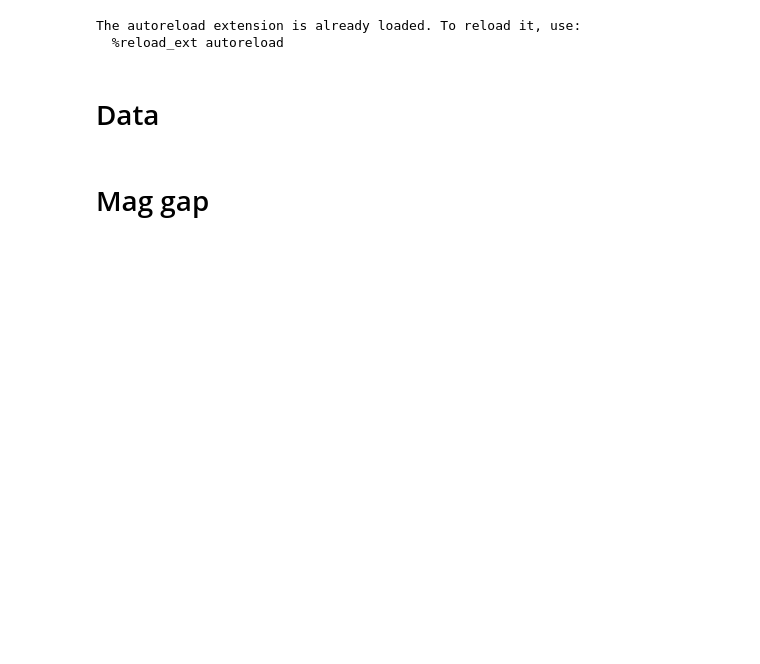
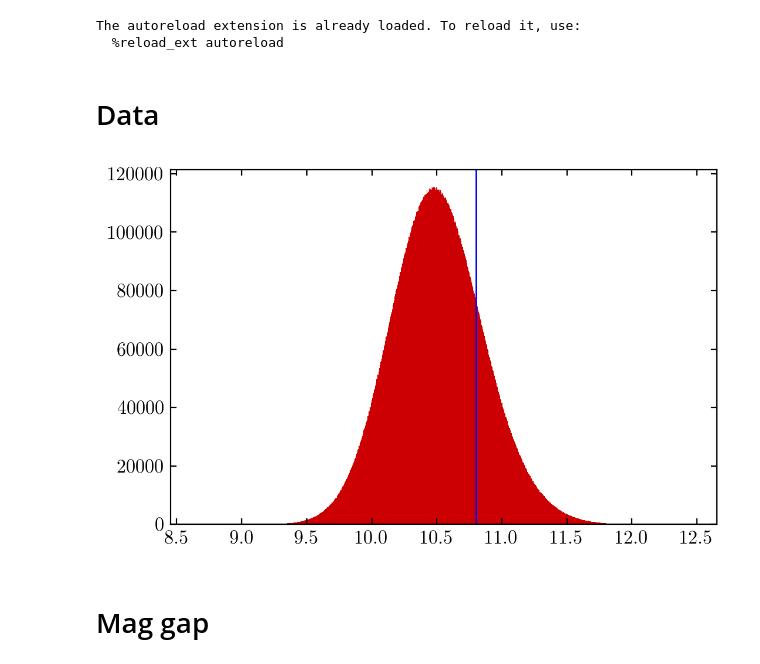
Before and after one commit to gsallabe/thesis_satellite_fraction, a Jupyter notebook: cb/analysis.ipynb, the cells around one changed output. Saved outputs shown, nothing was run; the diff lists cells and outputs as text; code cells hidden in the pictures; blank space fills up the shorter version.

```diff
--- a/cb/analysis.ipynb
+++ b/cb/analysis.ipynb
@@ -23,8 +31,10 @@ The autoreload extension is already loaded. To reload it, use:
 # %%
 use_vmax = True
 if use_vmax:
-    sim_data_complete, cens_complete, sats_complete, sim_size = d.load_mock("mocks/vmax.npy", 1e11)
+    sim_data, cens, sats, sim_data_complete, cens_complete, sats_complete, sim_size = d.load_mock("mocks/vmax.npy", 10**10.8, plot_completeness=True)
 else:
-    sim_data_complete, cens_complete, sats_complete, sim_size = d.load_mock("mocks/mpeak.npy", 1e11)
+    sim_data, cens, sats, sim_data_complete, cens_complete, sats_complete, sim_size = d.load_mock("mocks/mpeak.npy", 10**10.8, plot_completeness=True)
+# %% [output]
+[figure, added]
 # %% [markdown]
 # Mag gap
```
Also changed, not shown: parts of 14 cells of this notebook, 8 other files.
